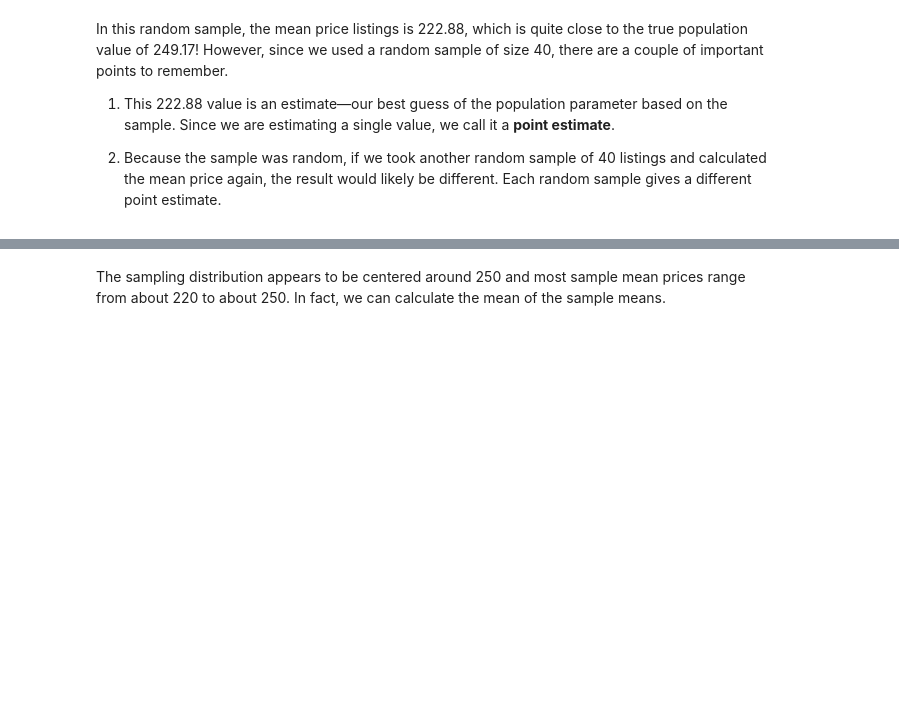
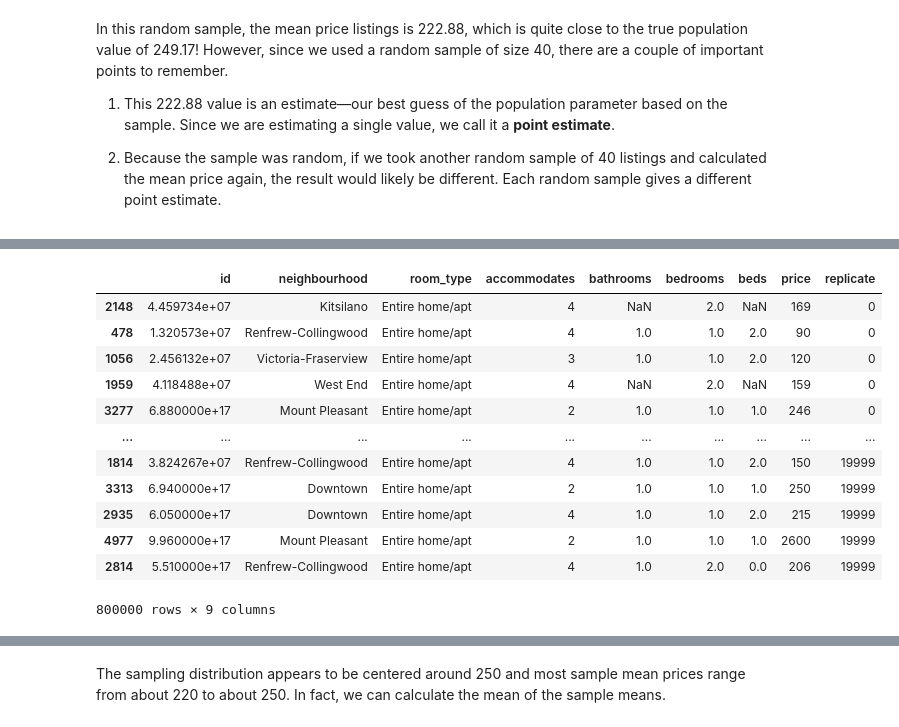
Before and after one commit to UofT-DSI/applying_statistical_concepts, a Jupyter notebook: 01_materials/notebooks/Stat_Inference.ipynb, the cells around one changed output, grey strips where cells are left out. Saved outputs shown, nothing was run; the diff lists cells and outputs as text; code cells hidden in the pictures; blank space fills up the shorter version.

```diff
--- a/01_materials/notebooks/Stat_Inference.ipynb
+++ b/01_materials/notebooks/Stat_Inference.ipynb
@@ -86,0 +87,29 @@ samples
+# %%
+# Initialize an empty list to store the samples
+sample_list = []
+
+# Take 20,000 samples, each with 40 listings, and label them by replicate number
+for i in range(20_000):
+    sample = airbnb.sample(40)           # Randomly sample 40 listings
+    sample = sample.assign(replicate=i)  # Add a column to track the replicate number
+    sample_list.append(sample)           # Append the sample to the list
+
+# Combine all samples into one large DataFrame
+samples = pd.concat(sample_list)
+
+# Display the combined DataFrame
+samples
+# %% [output]
+|  | id | neighbourhood | room_type | accommodates | bathrooms | bedrooms | beds | price | replicate |
+| 2148 | 4.459734e+07 | Kitsilano | Entire home/apt | 4 | NaN | 2.0 | NaN | 169 | 0 |
+| 478 | 1.320573e+07 | Renfrew-Collingwood | Entire home/apt | 4 | 1.0 | 1.0 | 2.0 | 90 | 0 |
+| 1056 | 2.456132e+07 | Victoria-Fraserview | Entire home/apt | 3 | 1.0 | 1.0 | 2.0 | 120 | 0 |
+| 1959 | 4.118488e+07 | West End | Entire home/apt | 4 | NaN | 2.0 | NaN | 159 | 0 |
+| 3277 | 6.880000e+17 | Mount Pleasant | Entire home/apt | 2 | 1.0 | 1.0 | 1.0 | 246 | 0 |
+| ... | ... | ... | ... | ... | ... | ... | ... | ... | ... |
+| 1814 | 3.824267e+07 | Renfrew-Collingwood | Entire home/apt | 4 | 1.0 | 1.0 | 2.0 | 150 | 19999 |
+| 3313 | 6.940000e+17 | Downtown | Entire home/apt | 2 | 1.0 | 1.0 | 1.0 | 250 | 19999 |
+| 2935 | 6.050000e+17 | Downtown | Entire home/apt | 4 | 1.0 | 1.0 | 2.0 | 215 | 19999 |
+| 4977 | 9.960000e+17 | Mount Pleasant | Entire home/apt | 2 | 1.0 | 1.0 | 1.0 | 2600 | 19999 |
+| 2814 | 5.510000e+17 | Renfrew-Collingwood | Entire home/apt | 4 | 1.0 | 2.0 | 0.0 | 206 | 19999 |
+800000 rows × 9 columns
```
Also changed, not shown: parts of 46 cells of this notebook, 3 other files.
